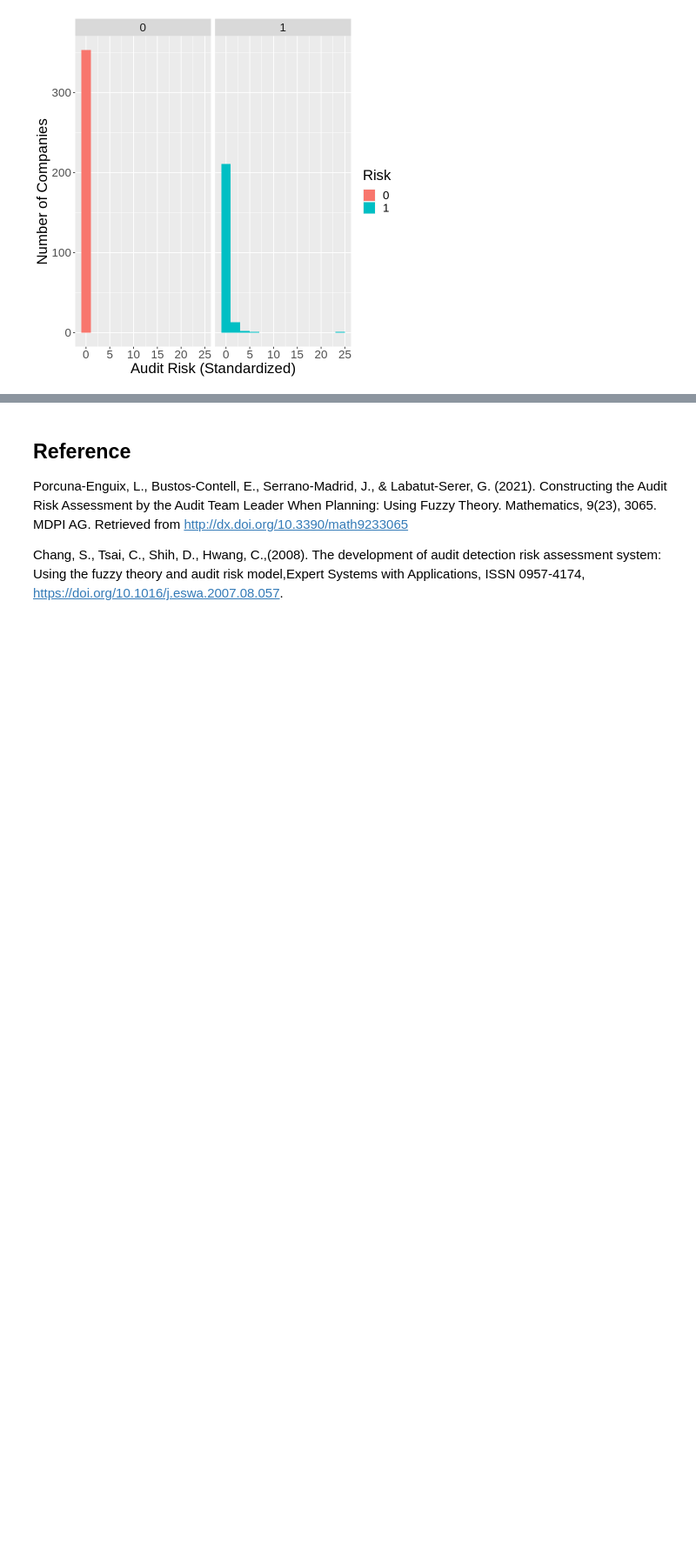
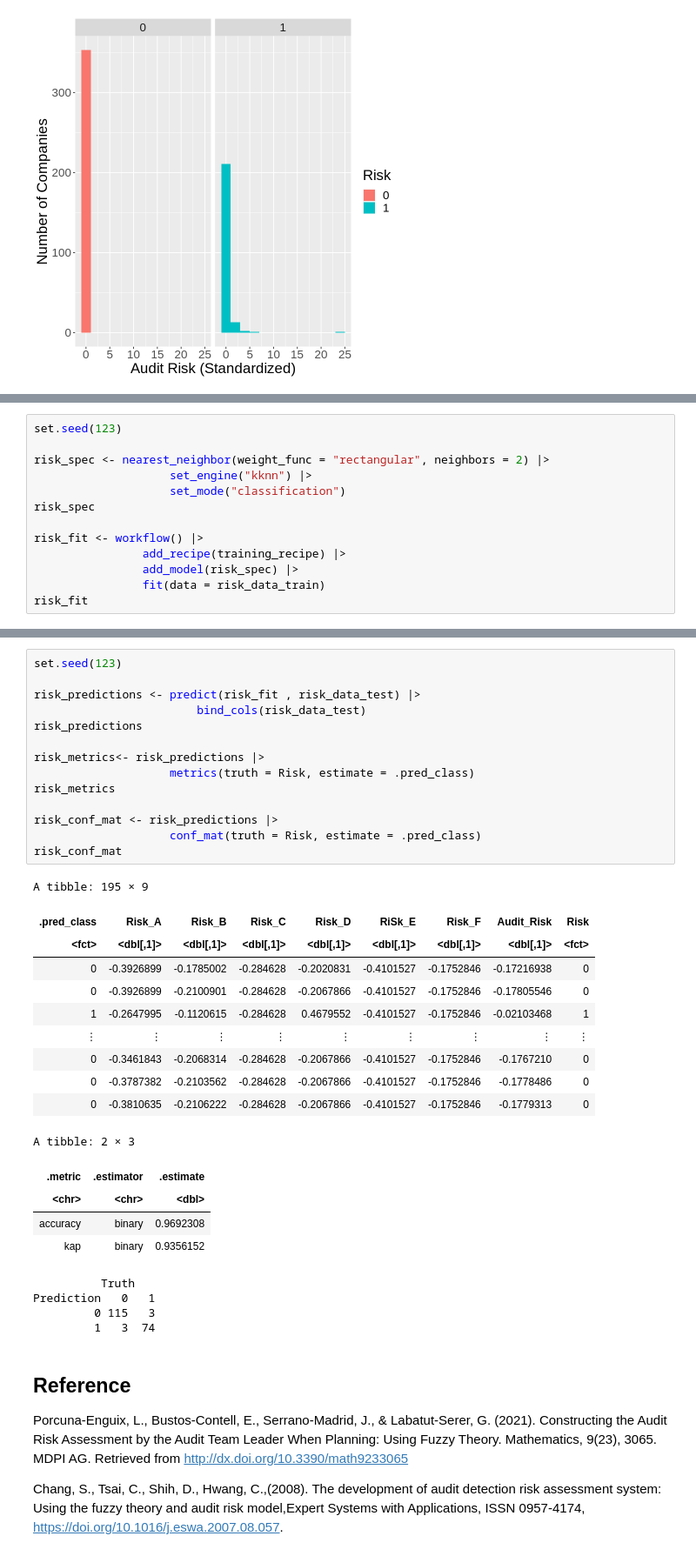
Before and after one commit to Leoliuubc/dsci-100-project-group43, a Jupyter notebook: group_report.ipynb, the cells around one changed output, grey strips where cells are left out. Shown: that part at 87% size. Cells and saved outputs as stored; diff of their text form; blank space fills up the shorter version.

```diff
--- a/group_report.ipynb
+++ b/group_report.ipynb
@@ -170,0 +197,13 @@ A tibble: 80 × 7
+# %%
+set.seed(123)
+
+risk_spec <- nearest_neighbor(weight_func = "rectangular", neighbors = 2) |>
+                    set_engine("kknn") |>
+                    set_mode("classification")
+risk_spec
+
+risk_fit <- workflow() |>
+                add_recipe(training_recipe) |>
+                add_model(risk_spec) |>
+                fit(data = risk_data_train)
+risk_fit
@@ -171,3 +234,37 @@ A tibble: 80 × 7
+# %%
+set.seed(123)
+
+risk_predictions <- predict(risk_fit , risk_data_test) |>
+                        bind_cols(risk_data_test)
+risk_predictions
+
+risk_metrics<- risk_predictions |>
+                    metrics(truth = Risk, estimate = .pred_class)
+risk_metrics
+
+risk_conf_mat <- risk_predictions |>
+                    conf_mat(truth = Risk, estimate = .pred_class)
+risk_conf_mat
+# %% [output]
+A tibble: 195 × 9
+| .pred_class | Risk_A | Risk_B | Risk_C | Risk_D | RiSk_E | Risk_F | Audit_Risk | Risk |
+| <fct> | <dbl[,1]> | <dbl[,1]> | <dbl[,1]> | <dbl[,1]> | <dbl[,1]> | <dbl[,1]> | <dbl[,1]> | <fct> |
+| 0 | -0.3926899 | -0.1785002 | -0.284628 | -0.2020831 | -0.4101527 | -0.1752846 | -0.17216938 | 0 |
+| 0 | -0.3926899 | -0.2100901 | -0.284628 | -0.2067866 | -0.4101527 | -0.1752846 | -0.17805546 | 0 |
+| 1 | -0.2647995 | -0.1120615 | -0.284628 | 0.4679552 | -0.4101527 | -0.1752846 | -0.02103468 | 1 |
+| ⋮ | ⋮ | ⋮ | ⋮ | ⋮ | ⋮ | ⋮ | ⋮ | ⋮ |
+| 0 | -0.3461843 | -0.2068314 | -0.284628 | -0.2067866 | -0.4101527 | -0.1752846 | -0.1767210 | 0 |
+| 0 | -0.3787382 | -0.2103562 | -0.284628 | -0.2067866 | -0.4101527 | -0.1752846 | -0.1778486 | 0 |
+| 0 | -0.3810635 | -0.2106222 | -0.284628 | -0.2067866 | -0.4101527 | -0.1752846 | -0.1779313 | 0 |
+A tibble: 2 × 3
+| .metric | .estimator | .estimate |
+| <chr> | <chr> | <dbl> |
+| accuracy | binary | 0.9692308 |
+| kap | binary | 0.9356152 |
+          Truth
+Prediction   0   1
+         0 115   3
+         1   3  74
 # %% [markdown]
 ## Reference
 
```
Also changed, not shown: parts of 6 cells of this notebook.
